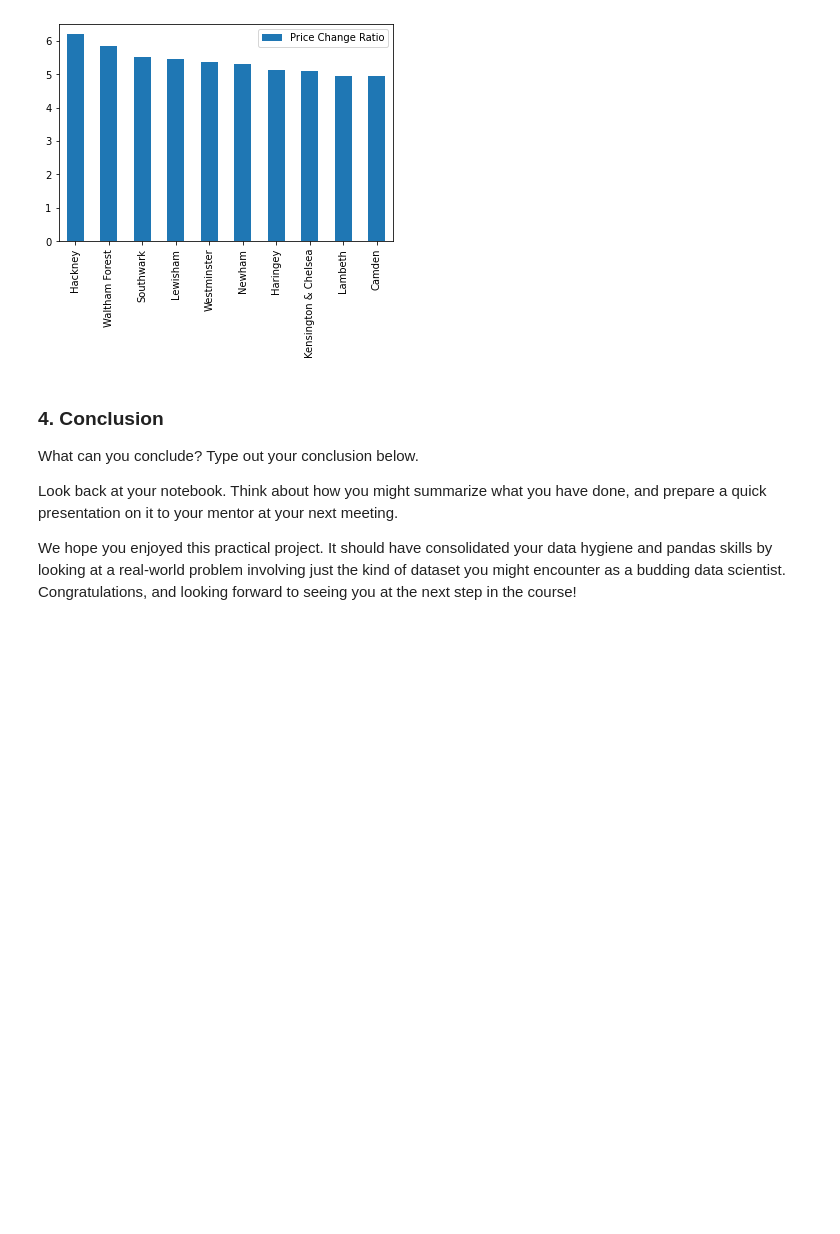
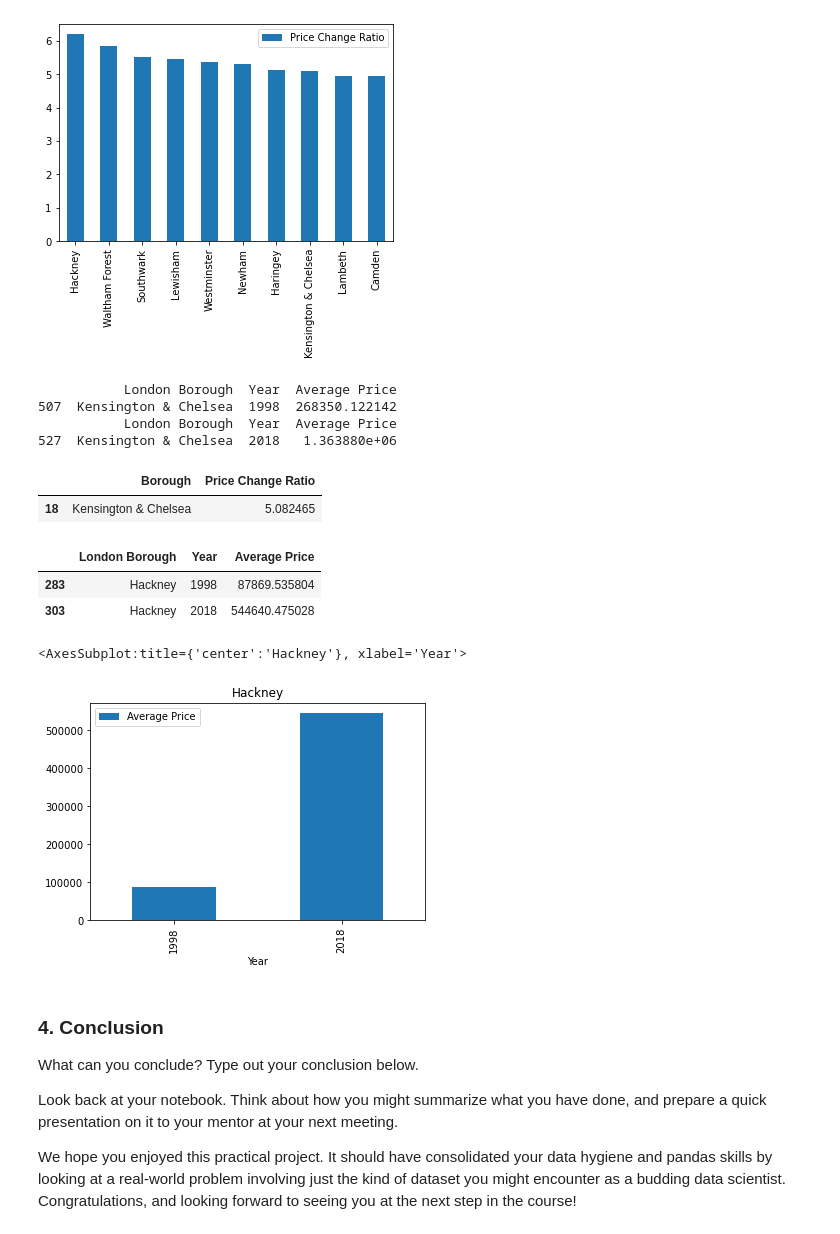
Before and after one commit to GwenToves/SpringBoard, a Jupyter notebook: Unit 4 Challenge - Tier 3.ipynb, the cells around one changed output. Drawn from its saved outputs; the diff is of its cells as text; code cells hidden in the pictures; blank space fills up the shorter version.

Commit message:
Calculations for most expensive house

```diff
--- a/Unit 4 Challenge - Tier 3.ipynb
+++ b/Unit 4 Challenge - Tier 3.ipynb
@@ -680,3 +686,28 @@ top10_graph.set_xticklabels(top10.Borough)
+# %%
+print(most_expensive_1998)
+print(most_expensive_2018)
+# %% [output]
+           London Borough  Year  Average Price
+507  Kensington & Chelsea  1998  268350.122142
+           London Borough  Year  Average Price
+527  Kensington & Chelsea  2018   1.363880e+06
+# %%
+df_w_ratio[df_w_ratio['Borough'] == 'Kensington & Chelsea']
+# %% [output]
+|  | Borough | Price Change Ratio |
+| 18 | Kensington & Chelsea | 5.082465 |
+# %%
+Hack_df = prop_gb[(prop_gb['London Borough'] == 'Hackney') & ((prop_gb['Year'] == 2018) | (prop_gb['Year'] == 1998))]
+Hack_df
+# %% [output]
+|  | London Borough | Year | Average Price |
+| 283 | Hackney | 1998 | 87869.535804 |
+| 303 | Hackney | 2018 | 544640.475028 |
+# %%
+Hack_df.plot(x = 'Year', y = 'Average Price', kind = 'bar', title = 'Hackney')
+# %% [output]
+<AxesSubplot:title={'center':'Hackney'}, xlabel='Year'>
+[figure, added]
 # %% [markdown]
 ### 4. Conclusion
 What can you conclude? Type out your conclusion below.
```
Also changed, not shown: parts of 2 cells of this notebook.
